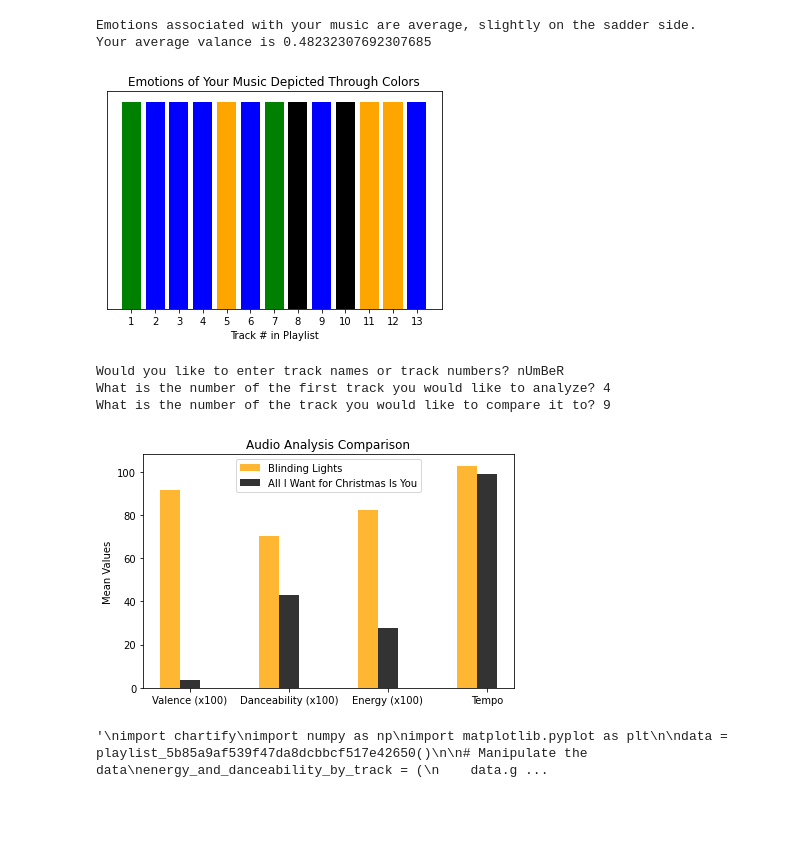
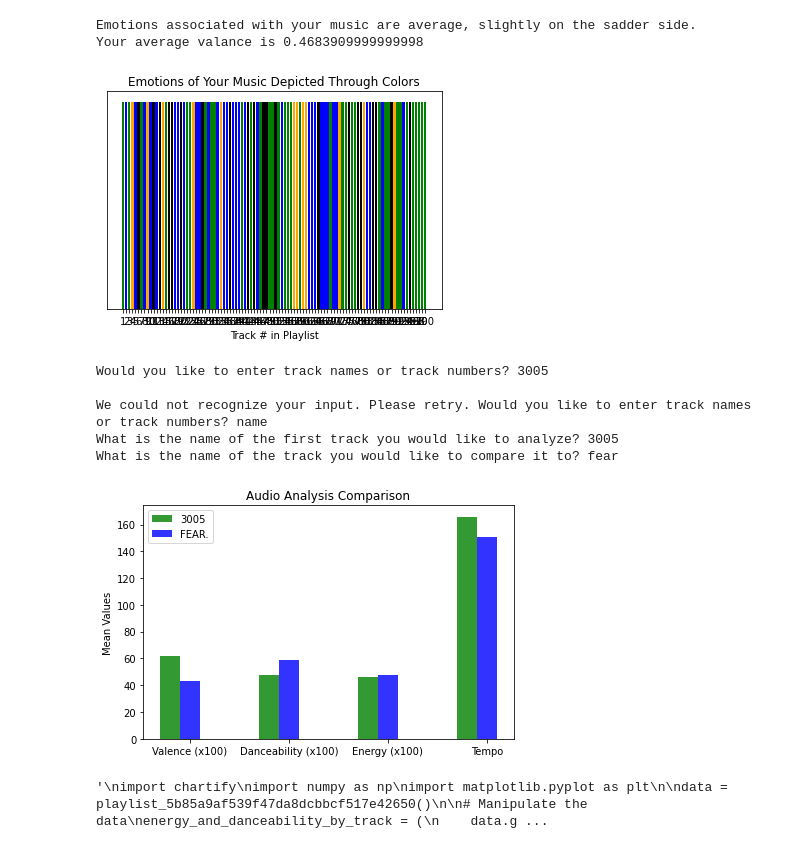
Before and after one commit to CS196Illinois/Group54-FA21, a Jupyter notebook: Testing.ipynb, the cells around one changed output. Saved outputs shown, nothing was run; the diff lists cells and outputs as text; code cells hidden in the pictures; blank space fills up the shorter version.

```diff
--- a/Testing.ipynb
+++ b/Testing.ipynb
@@ -46,4 +46,10 @@ def accessPlaylist(url, limit, offset):
     return playlistDf
 # %%
 # send any public playlist to method
-songs = accessPlaylist('https://open.spotify.com/playlist/2U9q9cml8EInaiYFDYwZ73?si=1f188bb952c041c1', 100, 0)
+# 'https://open.spotify.com/playlist/2U9q9cml8EInaiYFDYwZ73?si=1f188bb952c041c1'
+result = str(input("Please enter your Spotify playlist URL: "))
+try:
+    songs = accessPlaylist(result, 100, 0)
+except:
+    songs = accessPlaylist('https://open.spotify.com/playlist/2U9q9cml8EInaiYFDYwZ73?si=1f188bb952c041c1', 100, 0)
+    print("Your entered playlist URL could not be found. We have provided our own playlist for you to explore instead.")
@@ -53,7 +61,8 @@ playlistTable = pd.concat([songs], ignore_index = True)
 # %%
 # determine number of songs in the playlist to display the correct number in the table
 numberOfSongs = 1
-for trackName in songs:
+#for trackName in songs:
+for index, row in songs.iterrows():
     numberOfSongs += 1
 playlistTable.head(numberOfSongs)
 # %% [output]
@@ -108,7 +116,7 @@ avgValence = totalValence / count
 
 # printing output to the user
 if (avgValence < 0.3):
-    print(colored("Emotions associated with your music are very sad and gloomy.", 'black'))
+    print(colored("Emotions associated with your music are very sad and gloomy.", 'blue'))
     print("Your average valence is " + str(avgValence))
 elif (avgValence < 0.5):
     print(colored("Emotions associated with your music are average, slightly on the sadder side.", 'blue'))
@@ -129,8 +137,8 @@ plt.xticks(np.arange(1, count + 1, 1))
 plt.show()
 # %% [output]
 Emotions associated with your music are average, slightly on the sadder side.
-Your average valance is 0.48232307692307685
+Your average valance is 0.4683909999999998
-[figure, old version]
+[figure, new version]
 # %%
 # imports for graphs
 import numpy as np
@@ -147,17 +155,18 @@ def audioAnalysisGrapher(name1, name2, decision):
     if decision == "name":
         for index, row in songs.iterrows():
             nameTest = str(row['trackName'])
-            if name1 == nameTest:
+            nameTester = nameTest.upper()
+            if name1 == nameTester:
                 index1 = count
                 one = True
-            elif name2 == nameTest:
+            if name2 == nameTester:
                 index2 = count
                 two = True
-            elif name1 in nameTest:
+            if name1 in nameTester:
                 index1 = count
                 name1 = nameTest
                 one = True
-            elif name2 in nameTest:
+            if name2 in nameTester:
                 index2 = count
                 name2 = nameTest
                 two = True
@@ -244,31 +253,36 @@ def audioAnalysisGrapher(name1, name2, decision):
 # %%
 input1 = ""
 input2 = ""
 decision = str(input("Would you like to enter track names or track numbers? "))
 decision = decision.lower()
 tester = False
 while tester == False:
     if "name" in decision:
         decision = "name"
         tester = True
     elif "num" in decision:
         decision = "number"
         tester = True
     else:
         print("")
         decision = str(input("We could not recognize your input. Please retry. Would you like to enter track names or track numbers? "))
+        decision = decision.lower()
 while input1 == input2:
     input1 = str(input('What is the ' + decision + ' of the first track you would like to analyze? '))
     input2 = str(input('What is the ' + decision + ' of the track you would like to compare it to? '))
     if (input1 == input2):
         print("")
-        print("Please enter two different song names")
+        print("Please enter two different song " + decision + "s")
+input1 = input1.upper()
+input2 = input2.upper()
 audioAnalysisGrapher(input1, input2, decision)
 # %% [output]
-Would you like to enter track names or track numbers? nUmBeR
-What is the number of the first track you would like to analyze? 4
-What is the number of the track you would like to compare it to? 9
+Would you like to enter track names or track numbers? 3005
+
+We could not recognize your input. Please retry. Would you like to enter track names or track numbers? name
+What is the name of the first track you would like to analyze? 3005
+What is the name of the track you would like to compare it to? fear
-[figure, old version]
+[figure, new version]
 # %%
 '''
 import chartify
```
Also changed, not shown: parts of 2 cells of this notebook.
